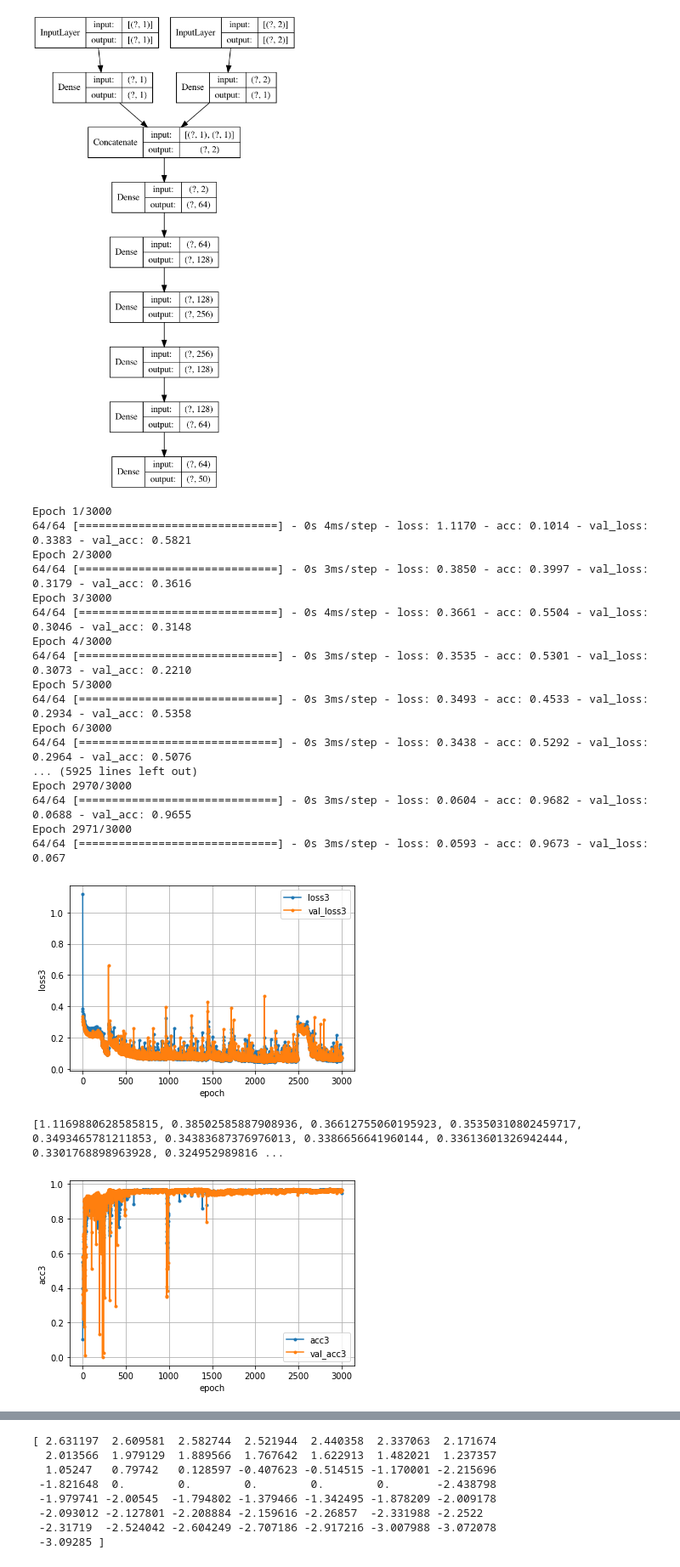
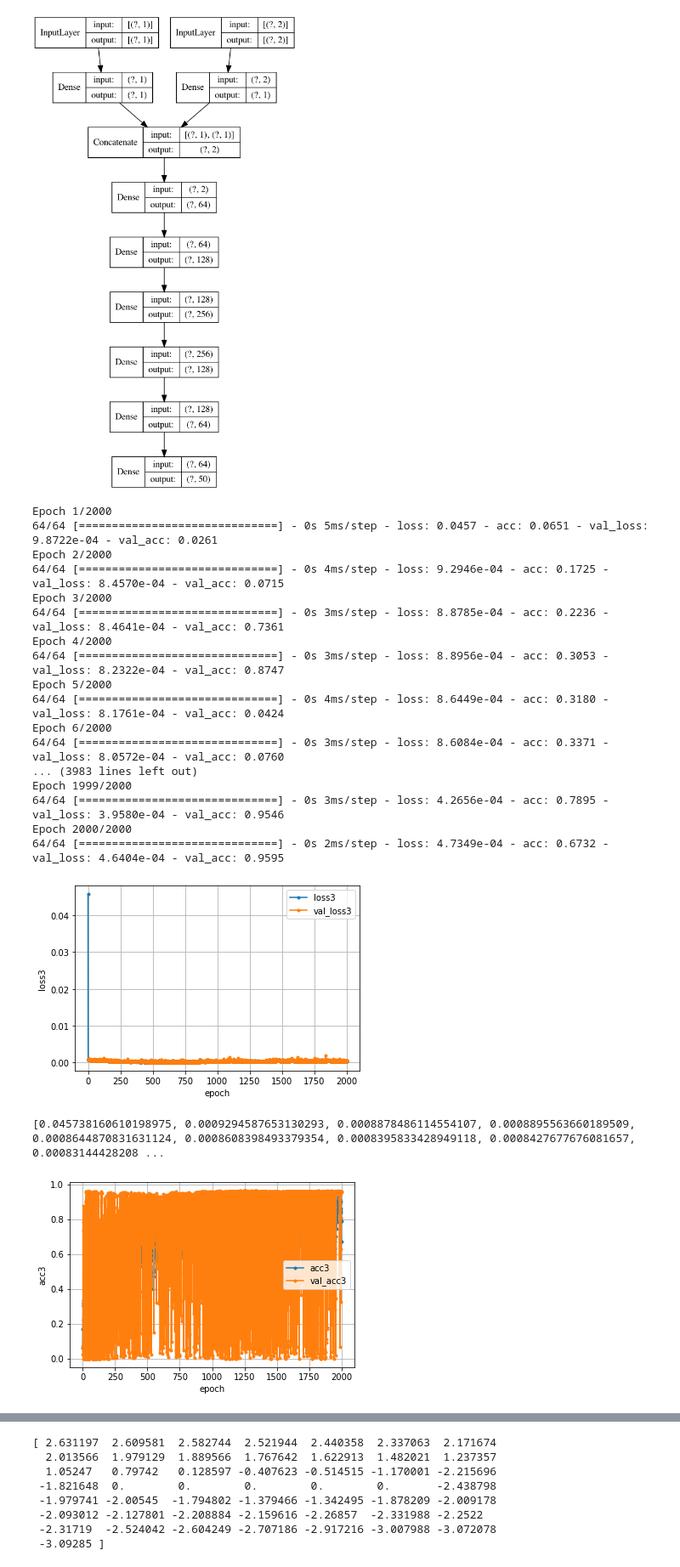
Before and after one commit to shirafuji/graduation_thesis, a Jupyter notebook: machine_learning/forward_analysis.ipynb, the cells around one changed output, grey strips where cells are left out. Shown at 85% size. Saved outputs shown, nothing was run; the diff lists cells and outputs as text; code cells hidden in the pictures.

```diff
--- a/machine_learning/forward_analysis.ipynb
+++ b/machine_learning/forward_analysis.ipynb
@@ -75,7 +77,15 @@ y_data = np.array(y_data, dtype=float)
 
 ### データの加工
 y_data = y_data - no_hole_data
-
+max_value = 0
+min_value = 0
+for i in range(len(y_data)):
+    for j in range(len(y_data[i])):
+        if max_value < y_data[i][j]:
+            max_value = y_data[i][j]
+        if min_value > y_data[i][j]:
+            min_value = y_data[i][j]
+y_data = (y_data-min_value)/(max_value-min_value)
 ### train用とtest用に分割(4:1)
 x_size_train, x_size_test, x_position_train, x_position_test, y_train, y_test = train_test_split(x_size_data, x_position_data, y_data, test_size=0.20)
 
@@ -434,27 +448,27 @@ plot_model(model3, show_shapes=True, show_layer_names=False)
 [figure]
 # %%
 # 学習
-epochs = 3000
+epochs = 2000
 batch_size = 128
 history3 = model3.fit([x_size_train, x_position_train], y_train, batch_size=batch_size, epochs=epochs, verbose=1, validation_data=([x_size_test, x_position_test], y_test))
 # %% [output]
-Epoch 1/3000
-64/64 [==============================] - 0s 4ms/step - loss: 1.1170 - acc: 0.1014 - val_loss: 0.3383 - val_acc: 0.5821
-Epoch 2/3000
-64/64 [==============================] - 0s 3ms/step - loss: 0.3850 - acc: 0.3997 - val_loss: 0.3179 - val_acc: 0.3616
-Epoch 3/3000
-64/64 [==============================] - 0s 4ms/step - loss: 0.3661 - acc: 0.5504 - val_loss: 0.3046 - val_acc: 0.3148
-Epoch 4/3000
-64/64 [==============================] - 0s 3ms/step - loss: 0.3535 - acc: 0.5301 - val_loss: 0.3073 - val_acc: 0.2210
-Epoch 5/3000
-64/64 [==============================] - 0s 3ms/step - loss: 0.3493 - acc: 0.4533 - val_loss: 0.2934 - val_acc: 0.5358
-Epoch 6/3000
-64/64 [==============================] - 0s 3ms/step - loss: 0.3438 - acc: 0.5292 - val_loss: 0.2964 - val_acc: 0.5076
-... (5925 lines left out)
-Epoch 2970/3000
-64/64 [==============================] - 0s 3ms/step - loss: 0.0604 - acc: 0.9682 - val_loss: 0.0688 - val_acc: 0.9655
-Epoch 2971/3000
-64/64 [==============================] - 0s 3ms/step - loss: 0.0593 - acc: 0.9673 - val_loss: 0.067
+Epoch 1/2000
+64/64 [==============================] - 0s 5ms/step - loss: 0.0457 - acc: 0.0651 - val_loss: 9.8722e-04 - val_acc: 0.0261
+Epoch 2/2000
+64/64 [==============================] - 0s 4ms/step - loss: 9.2946e-04 - acc: 0.1725 - val_loss: 8.4570e-04 - val_acc: 0.0715
+Epoch 3/2000
+64/64 [==============================] - 0s 3ms/step - loss: 8.8785e-04 - acc: 0.2236 - val_loss: 8.4641e-04 - val_acc: 0.7361
+Epoch 4/2000
+64/64 [==============================] - 0s 3ms/step - loss: 8.8956e-04 - acc: 0.3053 - val_loss: 8.2322e-04 - val_acc: 0.8747
+Epoch 5/2000
+64/64 [==============================] - 0s 4ms/step - loss: 8.6449e-04 - acc: 0.3180 - val_loss: 8.1761e-04 - val_acc: 0.0424
+Epoch 6/2000
+64/64 [==============================] - 0s 3ms/step - loss: 8.6084e-04 - acc: 0.3371 - val_loss: 8.0572e-04 - val_acc: 0.0760
+... (3983 lines left out)
+Epoch 1999/2000
+64/64 [==============================] - 0s 3ms/step - loss: 4.2656e-04 - acc: 0.7895 - val_loss: 3.9580e-04 - val_acc: 0.9546
+Epoch 2000/2000
+64/64 [==============================] - 0s 2ms/step - loss: 4.7349e-04 - acc: 0.6732 - val_loss: 4.6404e-04 - val_acc: 0.9595
 # %%
 # 学習経過の可視化(大きさ)
 loss3     = history3.history['loss']
@@ -470,23 +484,23 @@ plt.ylabel('loss3')
 plt.show()
 print(loss3)
 # %% [output]
-[figure, old version]
+[figure, new version]
-[1.1169880628585815, 0.38502585887908936, 0.36612755060195923, 0.35350310802459717, 0.3493465781211853, 0.34383687376976013, 0.3386656641960144, 0.33613601326942444, 0.3301768898963928, 0.324952989816 ...
+[0.045738160610198975, 0.0009294587653130293, 0.0008878486114554107, 0.0008895563660189509, 0.0008644870831631124, 0.0008608398493379354, 0.0008395833428949118, 0.0008427677676081657, 0.00083144428208 ...
 # %%
-# 学習経過の可視化(大きさ)
+x# 学習経過の可視化(大きさ)
 acc3     = history3.history['acc']
 val_acc3 = history3.history['val_acc']
 
 nb_epoch = len(acc3)
 plt.plot(range(nb_epoch), acc3,     marker='.', label='acc3')
 plt.plot(range(nb_epoch), val_acc3, marker='.', label='val_acc3')
 plt.legend(loc='best', fontsize=10)
 plt.grid()
 plt.xlabel('epoch')
 plt.ylabel('acc3')
 plt.show()
 # %% [output]
-[figure, old version]
+[figure, new version]
 # %%
 predict3 = model3.predict([x_size_test, x_position_test])
 print(x_position_test[0])
```
Also changed, not shown: parts of 11 cells of this notebook, 4 other files.
